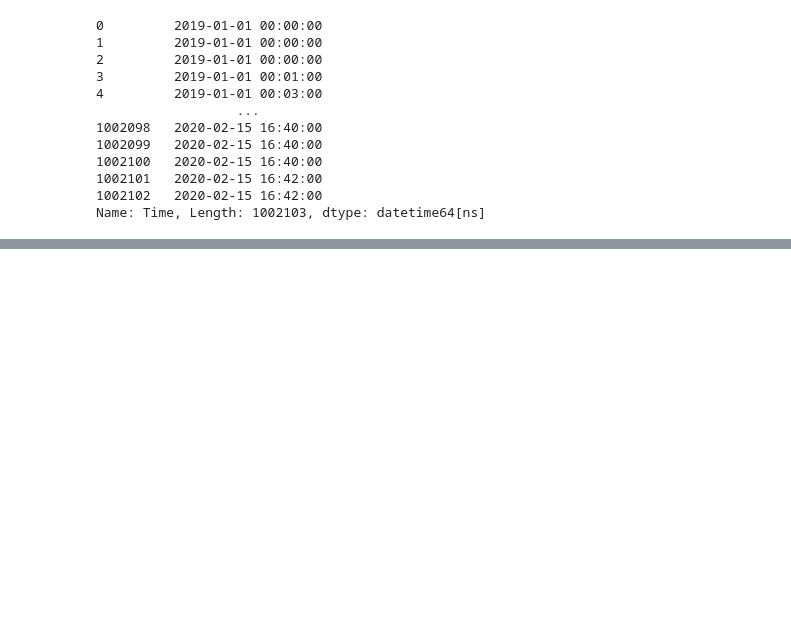
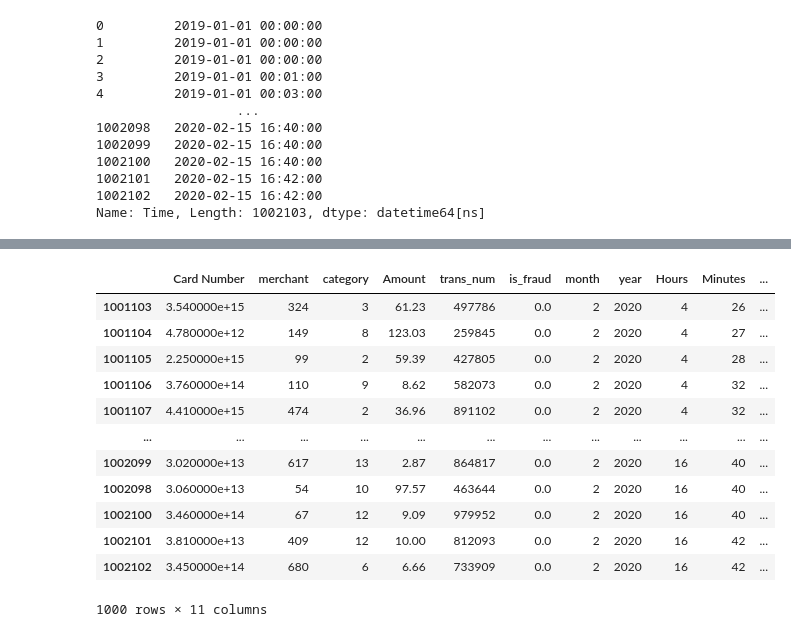
Before and after one commit to ahmedsiam0/fraud-detection, a Jupyter notebook: fraud_detection.ipynb, the cells around one changed output, grey strips where cells are left out. Saved outputs shown, nothing was run; the diff lists cells and outputs as text; code cells hidden in the pictures; blank space fills up the shorter version.

```diff
--- a/fraud_detection.ipynb
+++ b/fraud_detection.ipynb
@@ -138,0 +238,16 @@ Name: Time, Length: 1002103, dtype: datetime64[ns]
+# %%
+df.tail(1000)
+# %% [output]
+|  | Card Number | merchant | category | Amount | trans_num | is_fraud | month | year | Hours | Minutes | ... |
+| 1001103 | 3.540000e+15 | 324 | 3 | 61.23 | 497786 | 0.0 | 2 | 2020 | 4 | 26 | ... |
+| 1001104 | 4.780000e+12 | 149 | 8 | 123.03 | 259845 | 0.0 | 2 | 2020 | 4 | 27 | ... |
+| 1001105 | 2.250000e+15 | 99 | 2 | 59.39 | 427805 | 0.0 | 2 | 2020 | 4 | 28 | ... |
+| 1001106 | 3.760000e+14 | 110 | 9 | 8.62 | 582073 | 0.0 | 2 | 2020 | 4 | 32 | ... |
+| 1001107 | 4.410000e+15 | 474 | 2 | 36.96 | 891102 | 0.0 | 2 | 2020 | 4 | 32 | ... |
+| ... | ... | ... | ... | ... | ... | ... | ... | ... | ... | ... | ... |
+| 1002099 | 3.020000e+13 | 617 | 13 | 2.87 | 864817 | 0.0 | 2 | 2020 | 16 | 40 | ... |
+| 1002098 | 3.060000e+13 | 54 | 10 | 97.57 | 463644 | 0.0 | 2 | 2020 | 16 | 40 | ... |
+| 1002100 | 3.460000e+14 | 67 | 12 | 9.09 | 979952 | 0.0 | 2 | 2020 | 16 | 40 | ... |
+| 1002101 | 3.810000e+13 | 409 | 12 | 10.00 | 812093 | 0.0 | 2 | 2020 | 16 | 42 | ... |
+| 1002102 | 3.450000e+14 | 680 | 6 | 6.66 | 733909 | 0.0 | 2 | 2020 | 16 | 42 | ... |
+1000 rows × 11 columns
```
Also changed, not shown: parts of 26 cells of this notebook.
